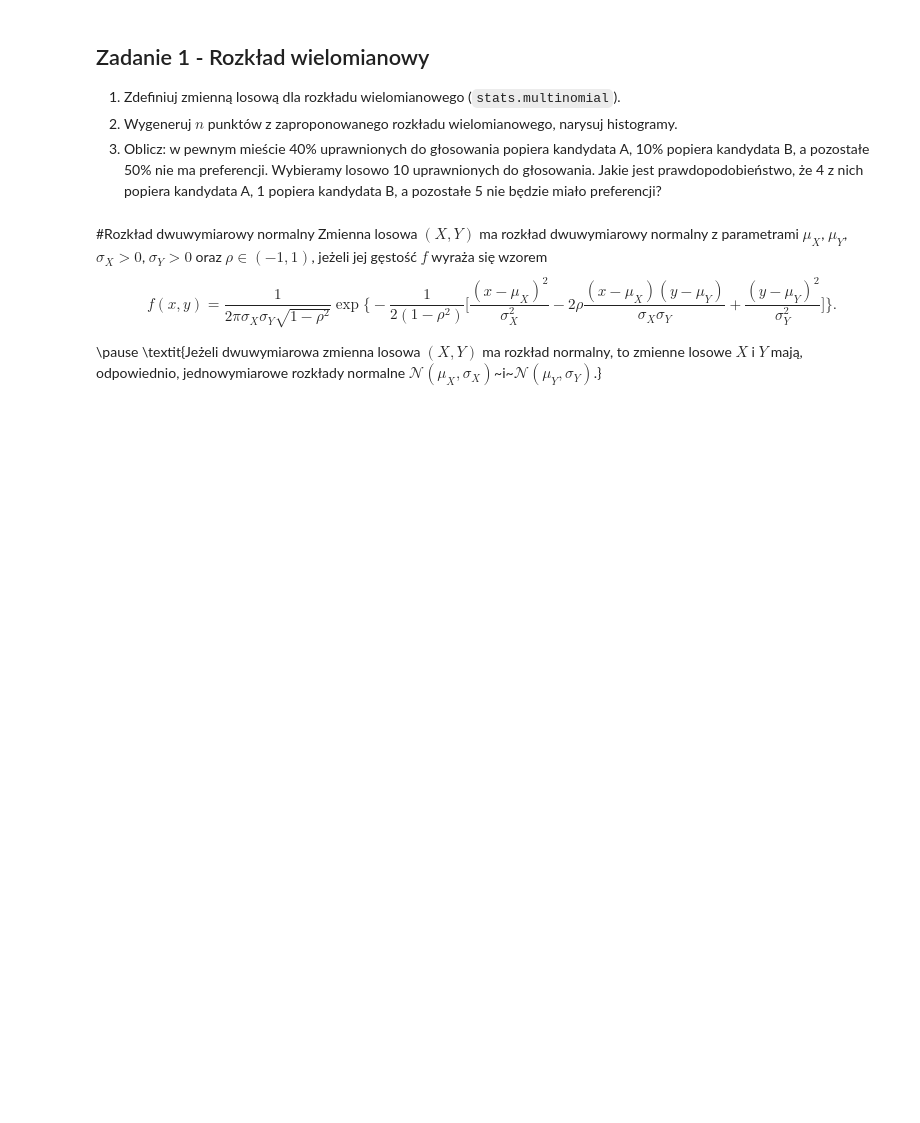
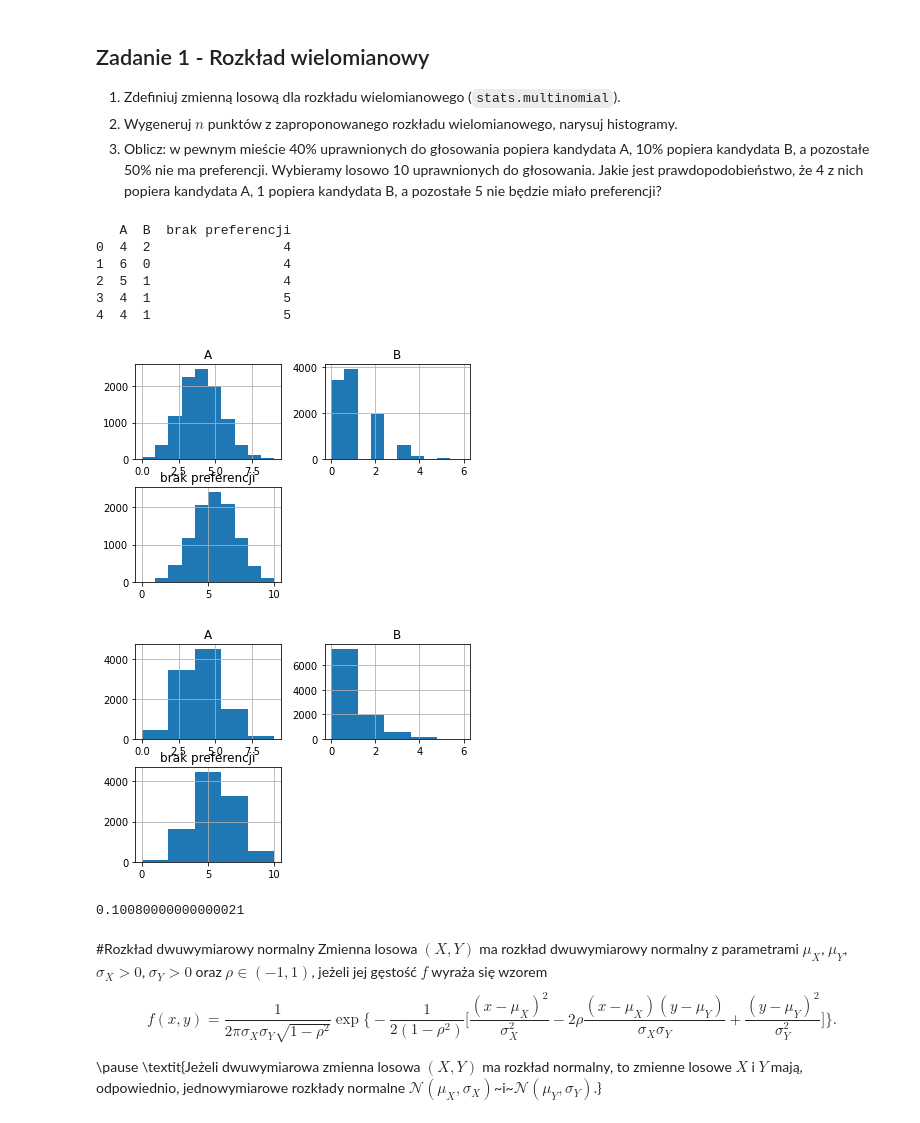
Before and after one commit to mdabrowski-phd/ds250223_regression, a Jupyter notebook: workshops/02_analiza_danych_wielowymiarowych/04_analiza_danych_wielowymiarowych.ipynb, the cells around one changed output. Drawn from its saved outputs; the diff is of its cells as text; code cells hidden in the pictures; blank space fills up the shorter version.

```diff
--- a/workshops/02_analiza_danych_wielowymiarowych/04_analiza_danych_wielowymiarowych.ipynb
+++ b/workshops/02_analiza_danych_wielowymiarowych/04_analiza_danych_wielowymiarowych.ipynb
@@ -31,8 +31,21 @@ Rozkład wielomianowy można wykorzystać do obliczenia prawdopodobieństwa w sy
 2. Wygeneruj $n$ punktów z zaproponowanego rozkładu wielomianowego, narysuj histogramy.
 2. Oblicz: w pewnym mieście 40% uprawnionych do głosowania popiera kandydata A, 10% popiera kandydata B, a pozostałe 50% nie ma preferencji. Wybieramy losowo 10 uprawnionych do głosowania. Jakie jest prawdopodobieństwo, że 4 z nich popiera kandydata A, 1 popiera kandydata B, a pozostałe 5 nie będzie miało preferencji?
 # %%
-# #1 i 2
-# multi10 = stats.multinomial(10,[0.4,0.1,0.5])
-# x=pd.DataFrame(multi10.rvs(10000),columns = ['A','B','brak preferencji'])
-# print(x.head())
-# x.hist(bins = 5)
+#1
+multi10 = stats.multinomial(10,[0.4,0.1,0.5]) #podajemy łączny n i p_1,p_2 i p_3
+#losujemy 10000 obserwacji z tego rozkładu (mamy macierz 10000x3)
+x = pd.DataFrame(multi10.rvs(10000),columns = ['A','B','brak preferencji'])
+print(x.head())
+x.hist(bins = 10) #różne szerokości słupków
+plt.show()
+x.hist(bins = 5)
+plt.show()
+# %% [output]
+   A  B  brak preferencji
+0  4  2                 4
+1  6  0                 4
+2  5  1                 4
+3  4  1                 5
+4  4  1                 5
+[figure, added]
+[figure, added]
@@ -41,3 +52,9 @@ Rozkład wielomianowy można wykorzystać do obliczenia prawdopodobieństwa w sy
+# %%
+multi10.pmf([4,1,5]) #prawdopodobieństwo, rozkładu takiego jak wcześniej zdefiniowany
+# w punkcie (4,1,5), duże, patrząc na ilość możliwych argumentów, gdzie prawdopodobieństwo
+# jest niezerowe
+# %% [output]
+0.10080000000000021
 # %% [markdown]
 #Rozkład dwuwymiarowy normalny
 Zmienna losowa $(X, Y)$ ma rozkład dwuwymiarowy normalny z parametrami $\mu_X$, $\mu_Y$, $\sigma_X>0$, $\sigma_Y>0$ oraz $\rho\in(-1,1)$, jeżeli jej gęstość $f$ wyraża się wzorem
```
Also changed, not shown: parts of 26 cells of this notebook.
